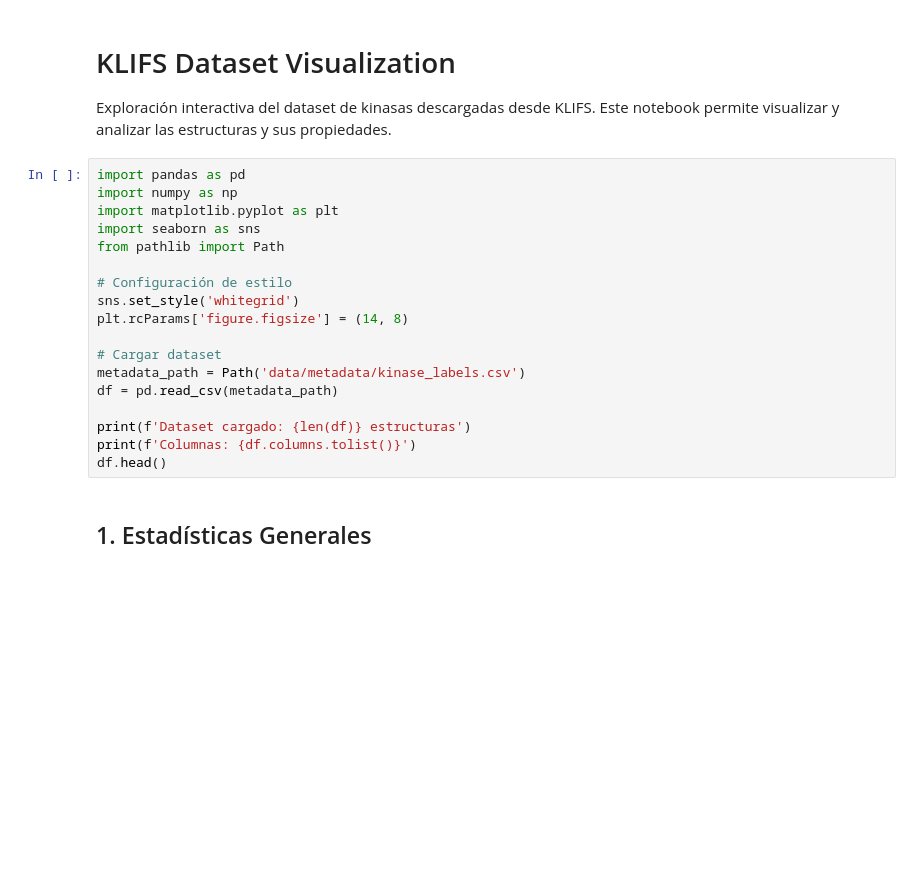
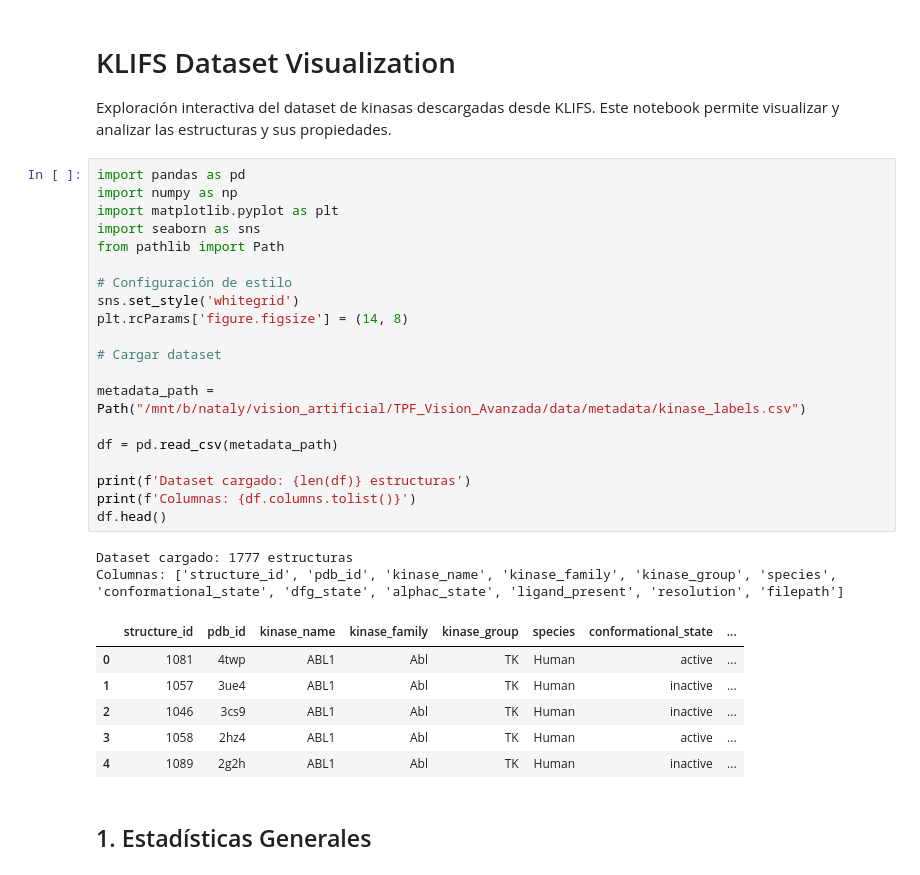
Before and after one commit to NatalyHofkamp/TPF_Vision_Avanzada, a Jupyter notebook: notebooks/dataset_visualization.ipynb, the cells around one changed output. Saved outputs shown, nothing was run; the diff lists cells and outputs as text; blank space fills up the shorter version.

```diff
--- a/notebooks/dataset_visualization.ipynb
+++ b/notebooks/dataset_visualization.ipynb
@@ -6,21 +6,32 @@ Este notebook permite visualizar y analizar las estructuras y sus propiedades.
 # %%
 import pandas as pd
 import numpy as np
 import matplotlib.pyplot as plt
 import seaborn as sns
 from pathlib import Path
 
 # Configuración de estilo
 sns.set_style('whitegrid')
 plt.rcParams['figure.figsize'] = (14, 8)
 
 # Cargar dataset
-metadata_path = Path('data/metadata/kinase_labels.csv')
+
+metadata_path = Path("/mnt/b/nataly/vision_artificial/TPF_Vision_Avanzada/data/metadata/kinase_labels.csv")
+
 df = pd.read_csv(metadata_path)
 
 print(f'Dataset cargado: {len(df)} estructuras')
 print(f'Columnas: {df.columns.tolist()}')
 df.head()
+# %% [output]
+Dataset cargado: 1777 estructuras
+Columnas: ['structure_id', 'pdb_id', 'kinase_name', 'kinase_family', 'kinase_group', 'species', 'conformational_state', 'dfg_state', 'alphac_state', 'ligand_present', 'resolution', 'filepath']
+|  | structure_id | pdb_id | kinase_name | kinase_family | kinase_group | species | conformational_state | ... |
+| 0 | 1081 | 4twp | ABL1 | Abl | TK | Human | active | ... |
+| 1 | 1057 | 3ue4 | ABL1 | Abl | TK | Human | inactive | ... |
+| 2 | 1046 | 3cs9 | ABL1 | Abl | TK | Human | inactive | ... |
+| 3 | 1058 | 2hz4 | ABL1 | Abl | TK | Human | active | ... |
+| 4 | 1089 | 2g2h | ABL1 | Abl | TK | Human | inactive | ... |
 # %% [markdown]
 ## 1. Estadísticas Generales
 # %%
```
Also changed, not shown: parts of 10 cells of this notebook, 4 other files.
